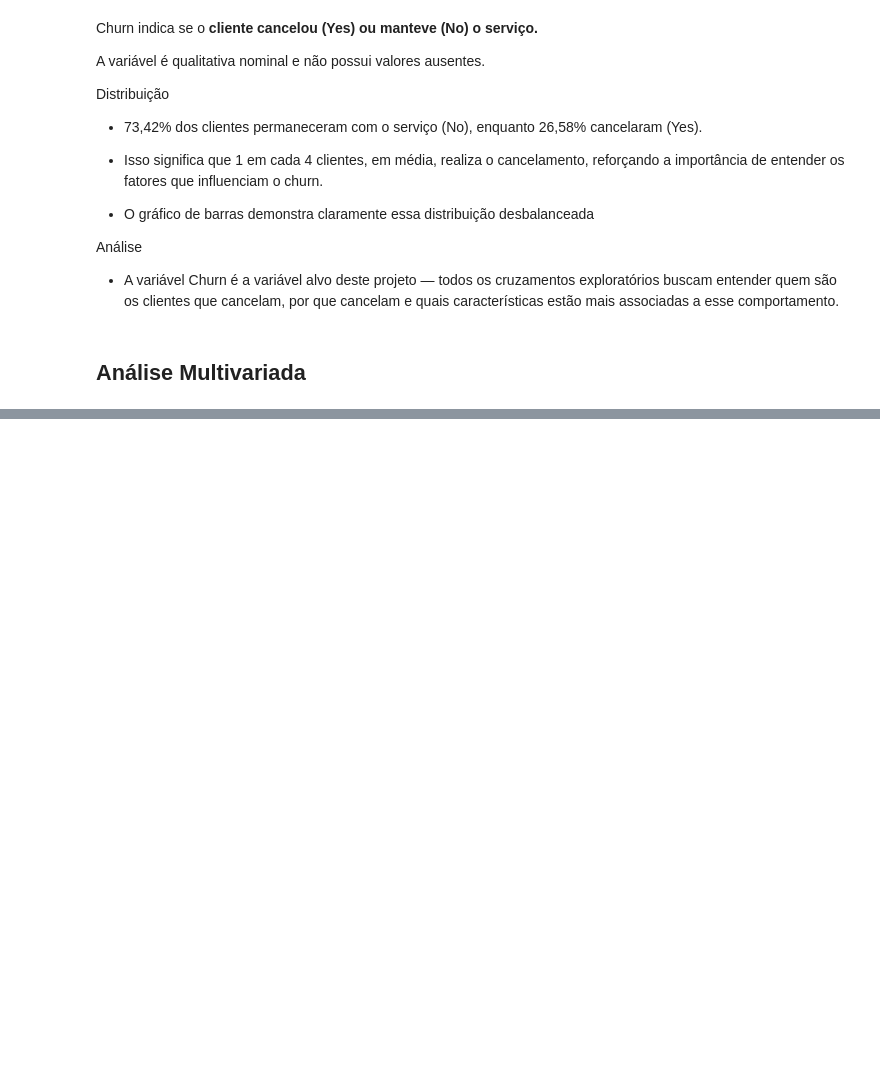
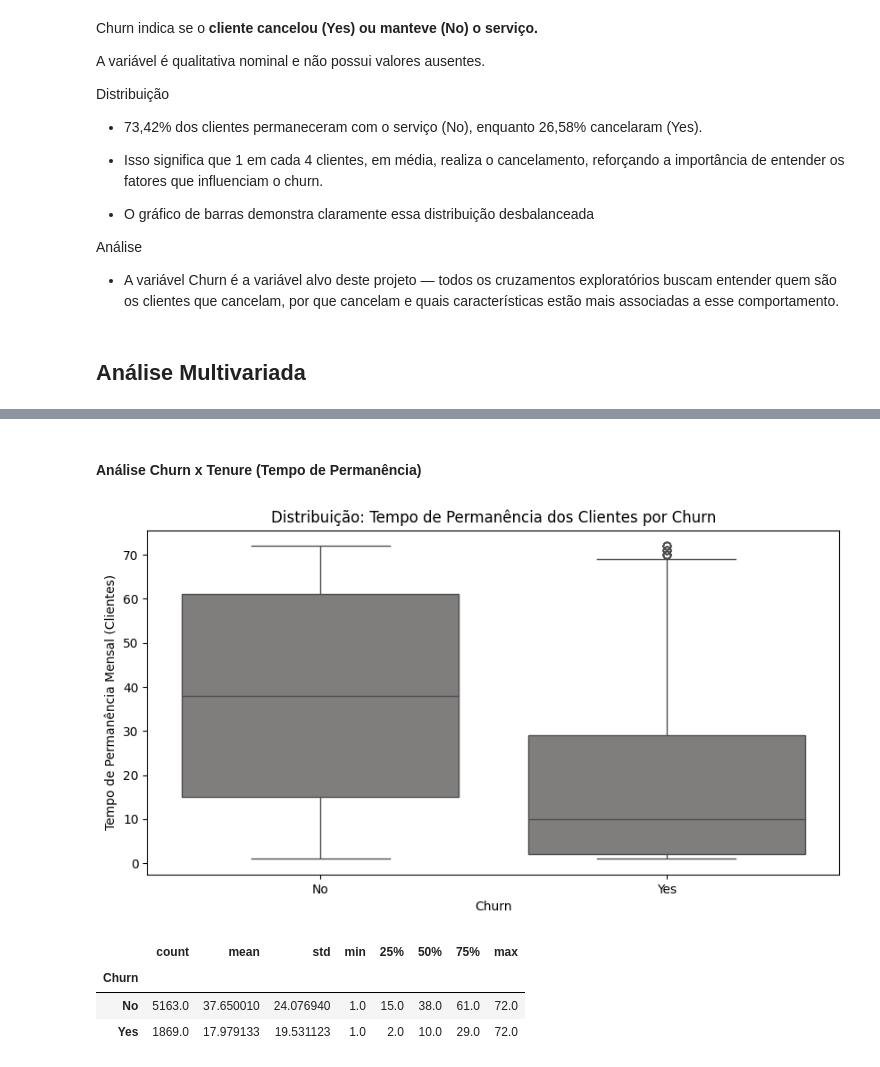
Before and after one commit to Lucas-Silva-Analytics/CaseChurn, a Jupyter notebook: notebooks/case_churn.ipynb, the cells around one changed output, grey strips where cells are left out. Drawn from its saved outputs; the diff is of its cells as text; code cells hidden in the pictures; blank space fills up the shorter version.

```diff
--- a/notebooks/case_churn.ipynb
+++ b/notebooks/case_churn.ipynb
@@ -424,0 +458,18 @@ Análise
+# %% [markdown]
+#### Análise Churn x Tenure **(Tempo de Permanência)**
+# %%
+plt.figure(figsize=(10, 5))
+
+sns.boxplot(x='Churn', y='tenure', data=df, color="#807D7D");
+plt.title('Distribuição: Tempo de Permanência dos Clientes por Churn')
+plt.xlabel('Churn')
+plt.ylabel('Tempo de Permanência Mensal (Clientes)')
+plt.show()
+
+df.groupby('Churn')['tenure'].describe()
+# %% [output]
+[figure, added]
+|  | count | mean | std | min | 25% | 50% | 75% | max |
+| Churn |  |  |  |  |  |  |  |  |
+| No | 5163.0 | 37.650010 | 24.076940 | 1.0 | 15.0 | 38.0 | 61.0 | 72.0 |
+| Yes | 1869.0 | 17.979133 | 19.531123 | 1.0 | 2.0 | 10.0 | 29.0 | 72.0 |
```
Also changed, not shown: parts of 5 cells of this notebook.
